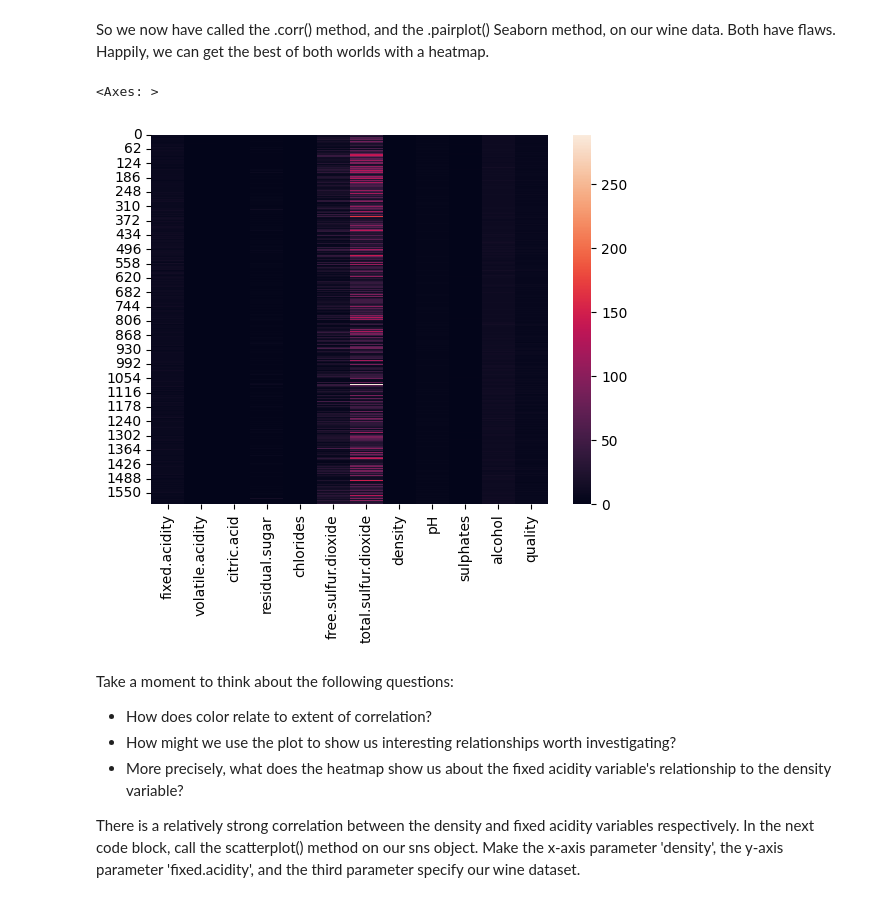
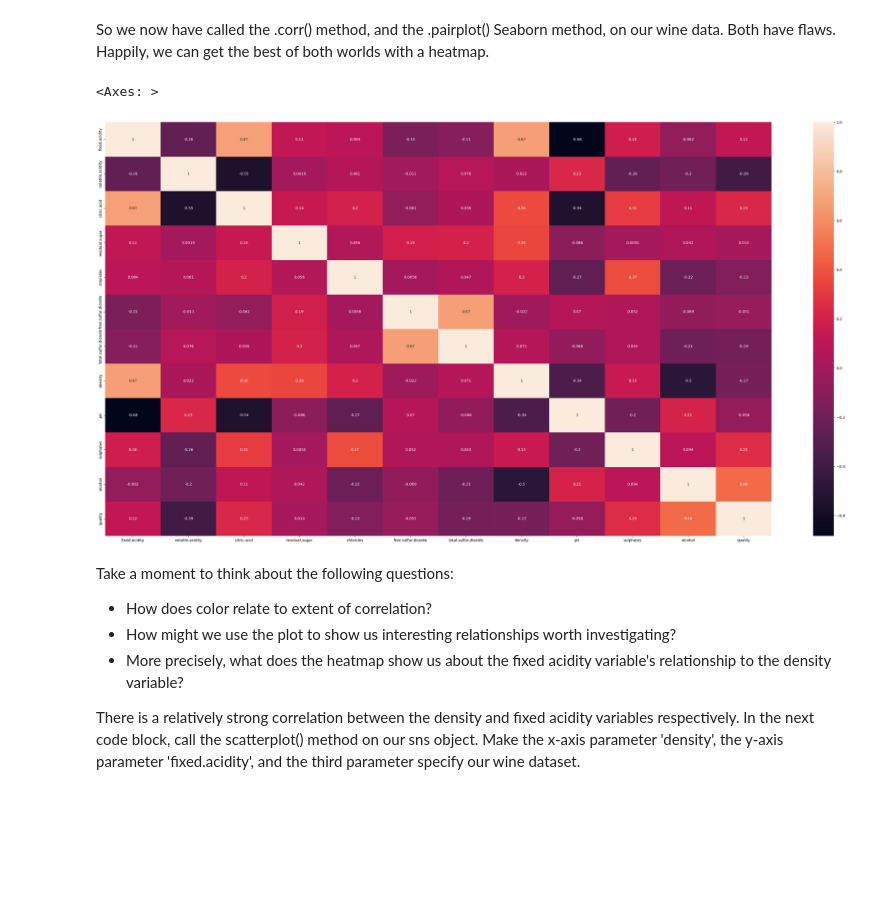
Before and after one commit to dqminhv/Springboard_Unit_11.4.1_Case_Study_Linear_Regression_1, a Jupyter notebook: 11.4.1 Case Study - Linear Regression/Springboard Regression Case Study - the Red Wine Dataset - Tier 3.ipynb, the cells around one changed output. Drawn from its saved outputs; the diff is of its cells as text; code cells hidden in the pictures; blank space fills up the shorter version.

```diff
--- a/11.4.1 Case Study - Linear Regression/Springboard Regression Case Study - the Red Wine Dataset - Tier 3.ipynb
+++ b/11.4.1 Case Study - Linear Regression/Springboard Regression Case Study - the Red Wine Dataset - Tier 3.ipynb
@@ -219,10 +222,11 @@ Here's a couple things you might have noticed:
 So we now have called the .corr() method, and the .pairplot() Seaborn method, on our wine data. Both have flaws. Happily, we can get the best of both worlds with a heatmap.
 # %%
 # Make a heatmap of the data
-sns.heatmap(data)
+plt.figure(figsize=(40,20))
+sns.heatmap(data.corr(), annot=True)
 # %% [output]
 <Axes: >
-[figure, old version]
+[figure, new version]
 # %% [markdown]
 Take a moment to think about the following questions:
 - How does color relate to extent of correlation?
```
Also changed, not shown: parts of 16 cells of this notebook.
